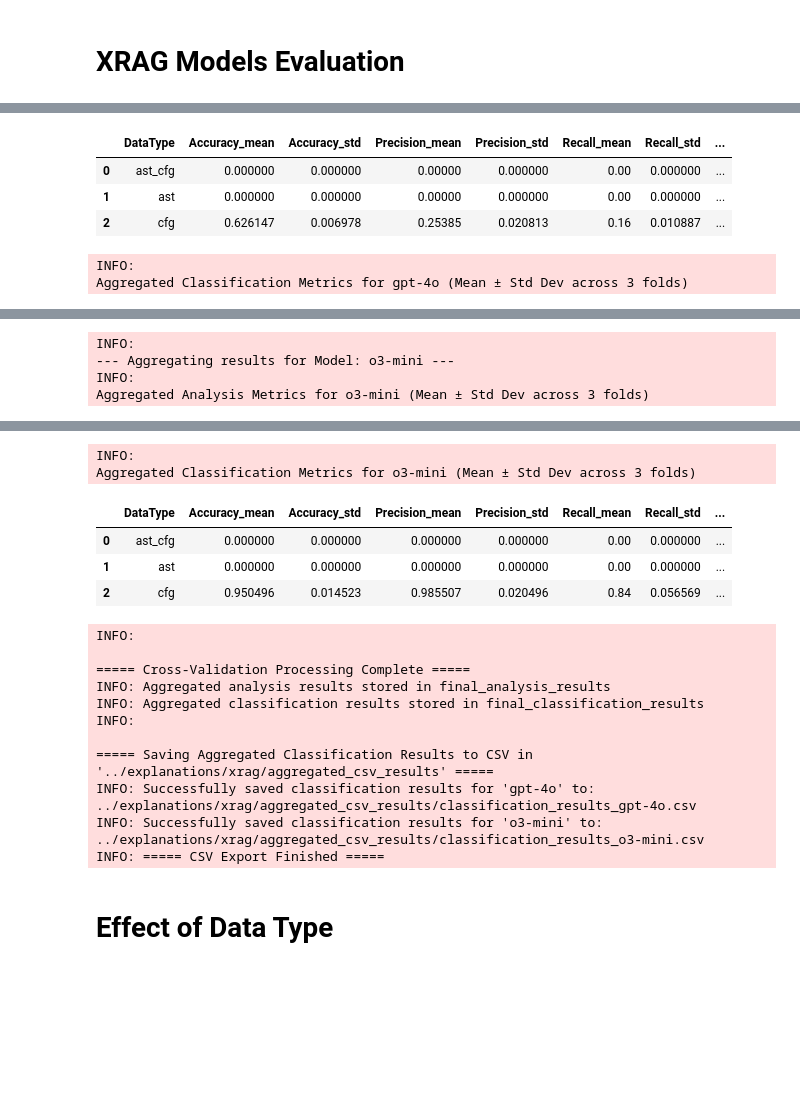
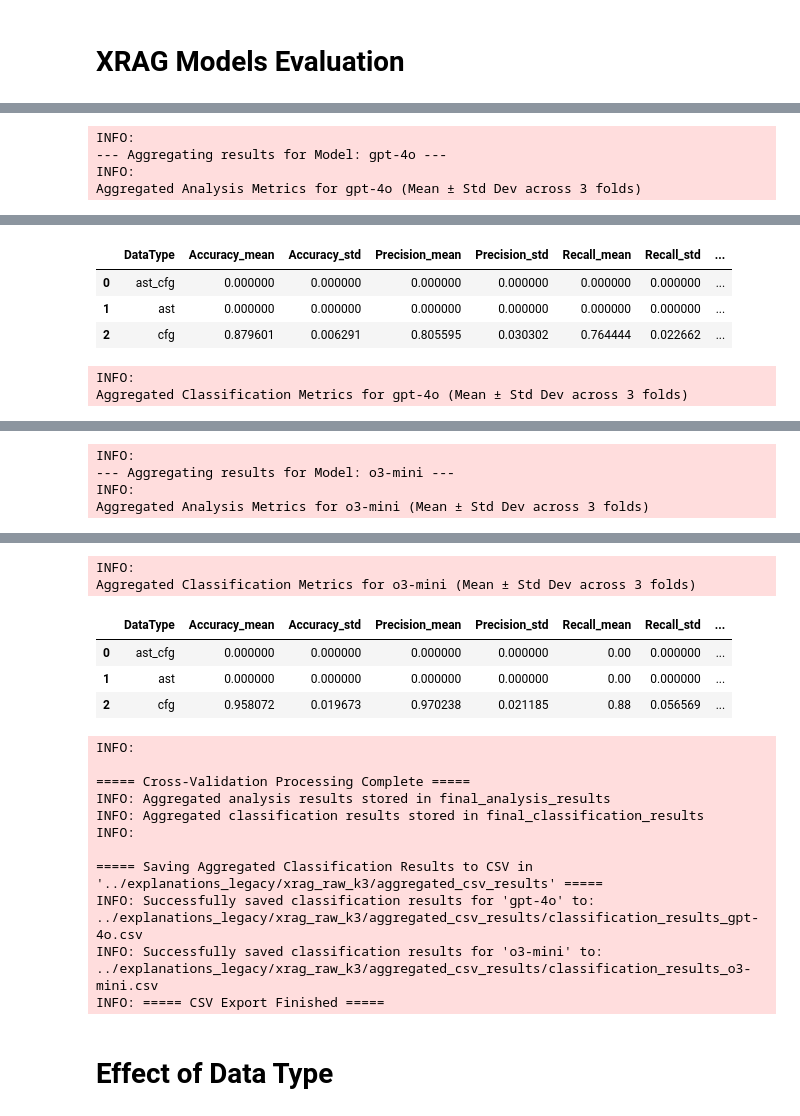
Before and after one commit to matteo-rizzo/explainable-rag, a Jupyter notebook: notebooks/rag-results.ipynb, the cells around one changed output, grey strips where cells are left out. Cells and saved outputs as stored; diff of their text form; code cells hidden in the pictures; blank space fills up the shorter version.

```diff
--- a/notebooks/rag-results.ipynb
+++ b/notebooks/rag-results.ipynb
@@ -122,7 +122,7 @@ def compute_overall_metrics(results):
 # Baseline
 # %%
 # Base folder containing the cross-validation fold directories
-base_folder = "../explanations/baseline"
+base_folder = "../explanations/handcrafted3"
 num_folds = 3
 
 # --- 1. Identify Models and Categories ---
@@ -418,7 +418,7 @@ def process_results(base_directory):
 # XRAG Models Evaluation
 # %%
 # --- Configuration ---
-base_path = os.path.join("..", "explanations", "xrag")  # Base path containing cv_X folders
+base_path = os.path.join("..", "explanations_legacy", "xrag_raw_k3")  # Base path containing cv_X folders
 num_folds = 3
 fold_prefix = "cv_"
 
@@ -647,0 +680,4 @@ Aggregated Analysis Metrics for gpt-4o (Mean ± Std Dev across 3 folds)
+INFO:
+--- Aggregating results for Model: gpt-4o ---
+INFO:
+Aggregated Analysis Metrics for gpt-4o (Mean ± Std Dev across 3 folds)
@@ -648,7 +698,7 @@ Aggregated Analysis Metrics for gpt-4o (Mean ± Std Dev across 3 folds)
 |  | DataType | Accuracy_mean | Accuracy_std | Precision_mean | Precision_std | Recall_mean | Recall_std | ... |
-| 0 | ast_cfg | 0.000000 | 0.000000 | 0.00000 | 0.000000 | 0.00 | 0.000000 | ... |
-| 1 | ast | 0.000000 | 0.000000 | 0.00000 | 0.000000 | 0.00 | 0.000000 | ... |
-| 2 | cfg | 0.626147 | 0.006978 | 0.25385 | 0.020813 | 0.16 | 0.010887 | ... |
+| 0 | ast_cfg | 0.000000 | 0.000000 | 0.000000 | 0.000000 | 0.000000 | 0.000000 | ... |
+| 1 | ast | 0.000000 | 0.000000 | 0.000000 | 0.000000 | 0.000000 | 0.000000 | ... |
+| 2 | cfg | 0.879601 | 0.006291 | 0.805595 | 0.030302 | 0.764444 | 0.022662 | ... |
-INFO:
-Aggregated Classification Metrics for gpt-4o (Mean ± Std Dev across 3 folds)
+INFO:
+Aggregated Classification Metrics for gpt-4o (Mean ± Std Dev across 3 folds)
 |  | DataType | Accuracy_mean | Accuracy_std | Precision_mean | Precision_std | Recall_mean | Recall_std | ... |
@@ -658,5 +708,5 @@ Aggregated Classification Metrics for gpt-4o (Mean ± Std Dev across 3 folds)
-INFO:
---- Aggregating results for Model: o3-mini ---
-INFO:
-Aggregated Analysis Metrics for o3-mini (Mean ± Std Dev across 3 folds)
+INFO:
+--- Aggregating results for Model: o3-mini ---
+INFO:
+Aggregated Analysis Metrics for o3-mini (Mean ± Std Dev across 3 folds)
 |  | DataType | Accuracy_mean | Accuracy_std | Precision_mean | Precision_std | Recall_mean | Recall_std | ... |
@@ -666,20 +716,20 @@ Aggregated Analysis Metrics for o3-mini (Mean ± Std Dev across 3 folds)
-INFO:
-Aggregated Classification Metrics for o3-mini (Mean ± Std Dev across 3 folds)
+INFO:
+Aggregated Classification Metrics for o3-mini (Mean ± Std Dev across 3 folds)
 |  | DataType | Accuracy_mean | Accuracy_std | Precision_mean | Precision_std | Recall_mean | Recall_std | ... |
 | 0 | ast_cfg | 0.000000 | 0.000000 | 0.000000 | 0.000000 | 0.00 | 0.000000 | ... |
 | 1 | ast | 0.000000 | 0.000000 | 0.000000 | 0.000000 | 0.00 | 0.000000 | ... |
-| 2 | cfg | 0.950496 | 0.014523 | 0.985507 | 0.020496 | 0.84 | 0.056569 | ... |
+| 2 | cfg | 0.958072 | 0.019673 | 0.970238 | 0.021185 | 0.88 | 0.056569 | ... |
-INFO:
-
-===== Cross-Validation Processing Complete =====
-INFO: Aggregated analysis results stored in final_analysis_results
-INFO: Aggregated classification results stored in final_classification_results
-INFO:
-
-===== Saving Aggregated Classification Results to CSV in '../explanations/xrag/aggregated_csv_results' =====
-INFO: Successfully saved classification results for 'gpt-4o' to: ../explanations/xrag/aggregated_csv_results/classification_results_gpt-4o.csv
-INFO: Successfully saved classification results for 'o3-mini' to: ../explanations/xrag/aggregated_csv_results/classification_results_o3-mini.csv
-INFO: ===== CSV Export Finished =====
+INFO:
+
+===== Cross-Validation Processing Complete =====
+INFO: Aggregated analysis results stored in final_analysis_results
+INFO: Aggregated classification results stored in final_classification_results
+INFO:
+
+===== Saving Aggregated Classification Results to CSV in '../explanations_legacy/xrag_raw_k3/aggregated_csv_results' =====
+INFO: Successfully saved classification results for 'gpt-4o' to: ../explanations_legacy/xrag_raw_k3/aggregated_csv_results/classification_results_gpt-4o.csv
+INFO: Successfully saved classification results for 'o3-mini' to: ../explanations_legacy/xrag_raw_k3/aggregated_csv_results/classification_results_o3-mini.csv
+INFO: ===== CSV Export Finished =====
 # %% [markdown]
 # Effect of Data Type
 # %%
```
Also changed, not shown: parts of 4 cells of this notebook, 4 other files.
